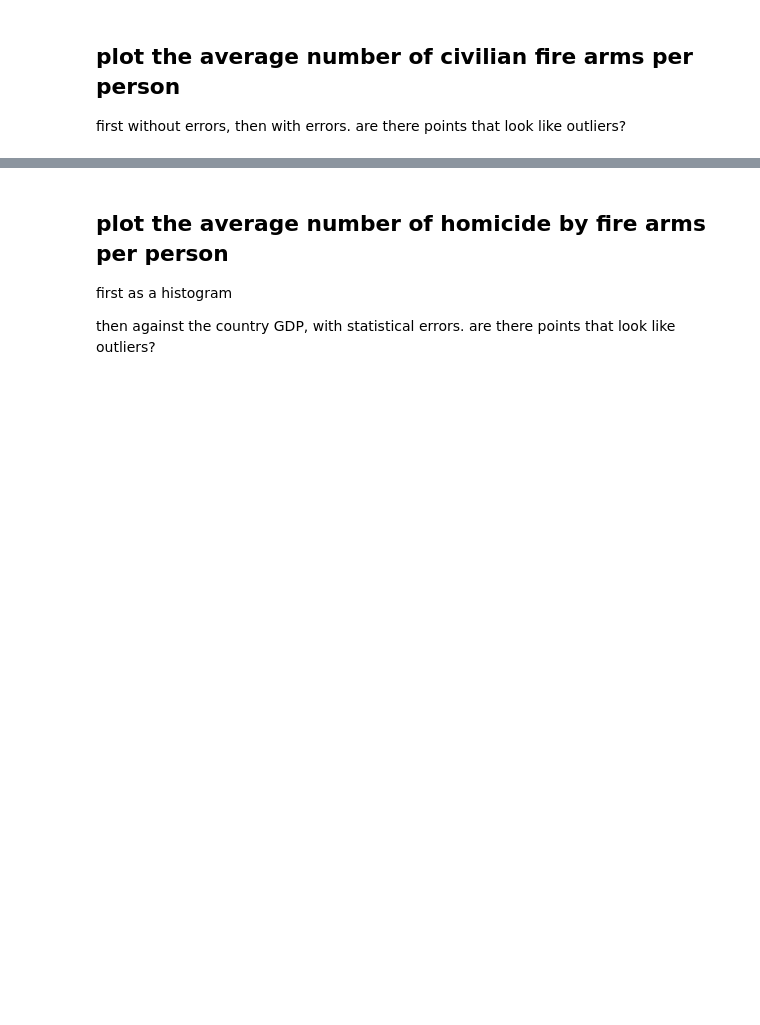
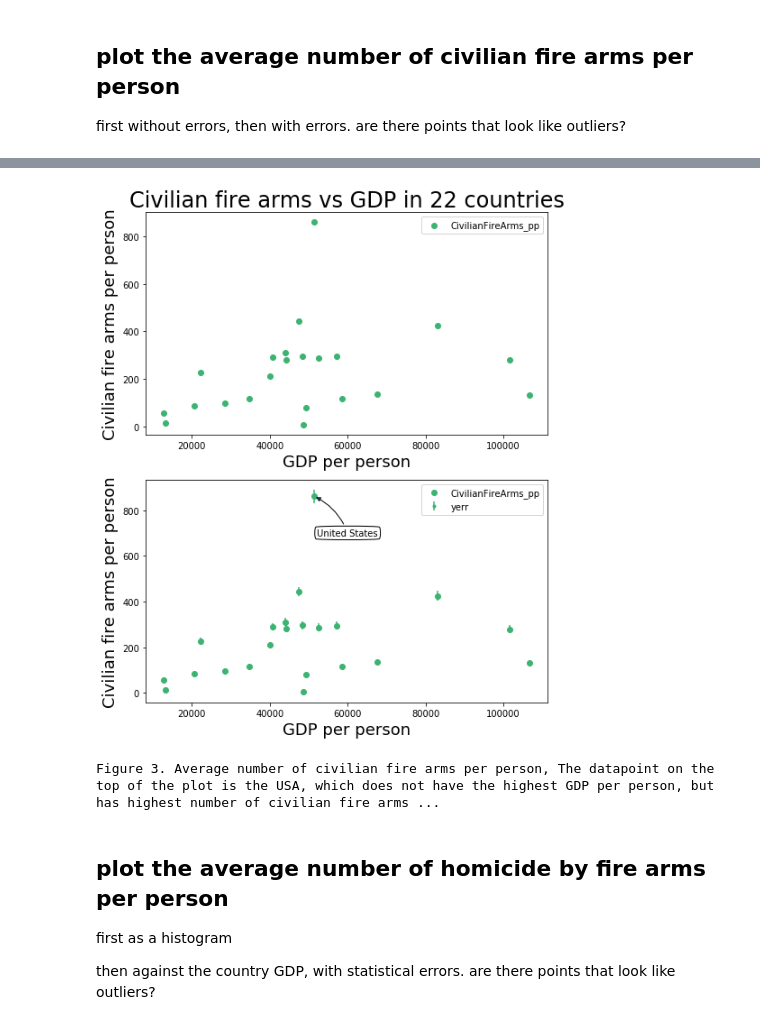
Before and after one commit to sebscho/PUI2017_lz1714, a Jupyter notebook: HW5_lz1714/Assignment3.ipynb, the cells around one changed output, grey strips where cells are left out. Cells and saved outputs as stored; diff of their text form; code cells hidden in the pictures; blank space fills up the shorter version.

```diff
--- a/HW5_lz1714/Assignment3.ipynb
+++ b/HW5_lz1714/Assignment3.ipynb
@@ -216,3 +187,35 @@ df_['shootingspp'] = df_["Number of mass shootings"] / df_['pop'] * 1e3
+# %%
+fig = plt.figure(figsize=(8,10))
+
+ax1 = fig.add_subplot(211)
+scatter = ax1.scatter(df['gdp_pp'], df['CivilianFireArms_pp'], color='mediumseagreen')
+ax1.set_xlabel('GDP per person', fontsize = 18)
+ax1.set_ylabel('Civilian fire arms per person', fontsize = 18)
+ax1.set_ylim()
+ax1.legend()
+plt.title("Civilian fire arms vs GDP in 22 countries", fontsize=24)
+
+ax2 = fig.add_subplot(212)
+scatter = ax2.scatter(df['gdp_pp'], df['CivilianFireArms_pp'], color='mediumseagreen')
+ax2.errorbar(df['gdp_pp'], df['CivilianFireArms_pp'],
+            yerr = np.sqrt(df['CivilianFireArms_pp']*1.0), fmt = '.', color='mediumseagreen', label='yerr')
+ax2.set_xlabel('GDP per person', fontsize = 18)
+ax2.set_ylabel('Civilian fire arms per person', fontsize = 18)
+ax2.set_ylim()
+ax2.legend()
+ax2.annotate('United States',
+             xy=(df['gdp_pp'][df['Country Name']=='United States'], df['CivilianFireArms_pp'][df['Country Name']=='United States']),
+             xycoords='data', xytext=(60000,700), textcoords='data', size=10, va="center", ha="center",bbox=dict(boxstyle="round4", fc="w"),
+                  arrowprops=dict(arrowstyle="-|>",
+                                  connectionstyle="arc3,rad=0.2"))
+plt.show()
+print ("Figure 3. Average number of civilian fire arms per person, " +
+       "The datapoint on the top of the plot is the USA, " +
+       "which does not have the highest GDP per person, " +
+       "but has highest number of civilian fire arms per person.")
+# %% [output]
+[figure, added]
+Figure 3. Average number of civilian fire arms per person, The datapoint on the top of the plot is the USA, which does not have the highest GDP per person, but has highest number of civilian fire arms ...
 # %% [markdown]
 ## plot the average number of homicide by fire arms per person
 first as a histogram
```
Also changed, not shown: parts of 27 cells of this notebook.
